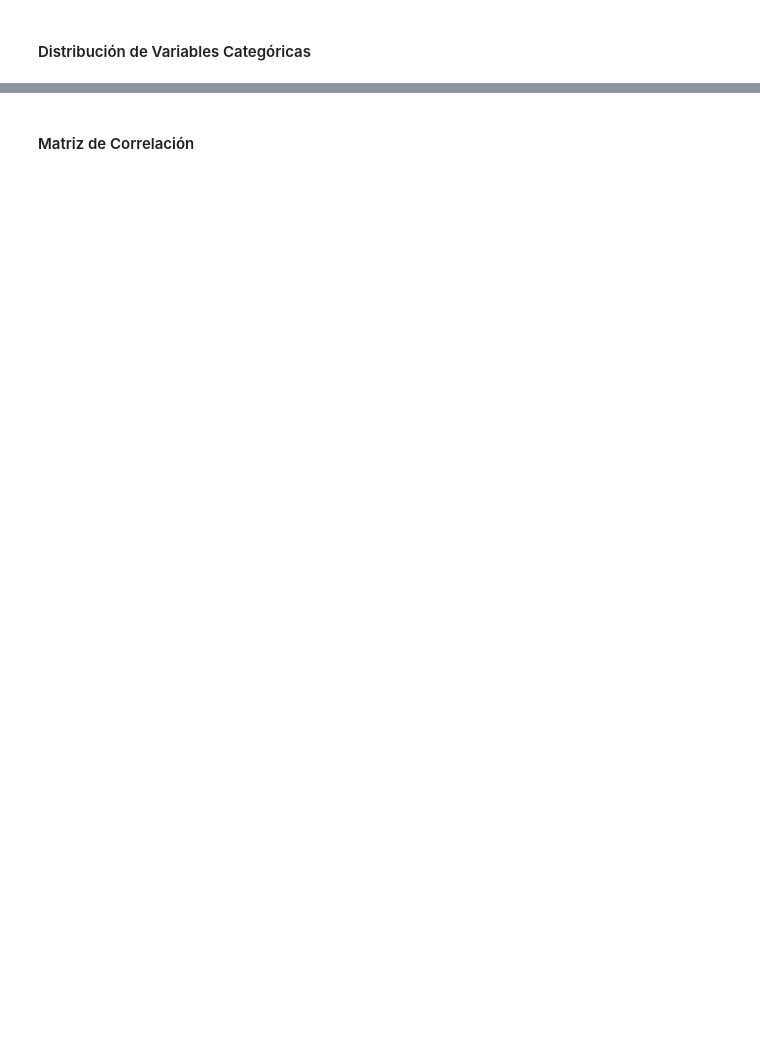
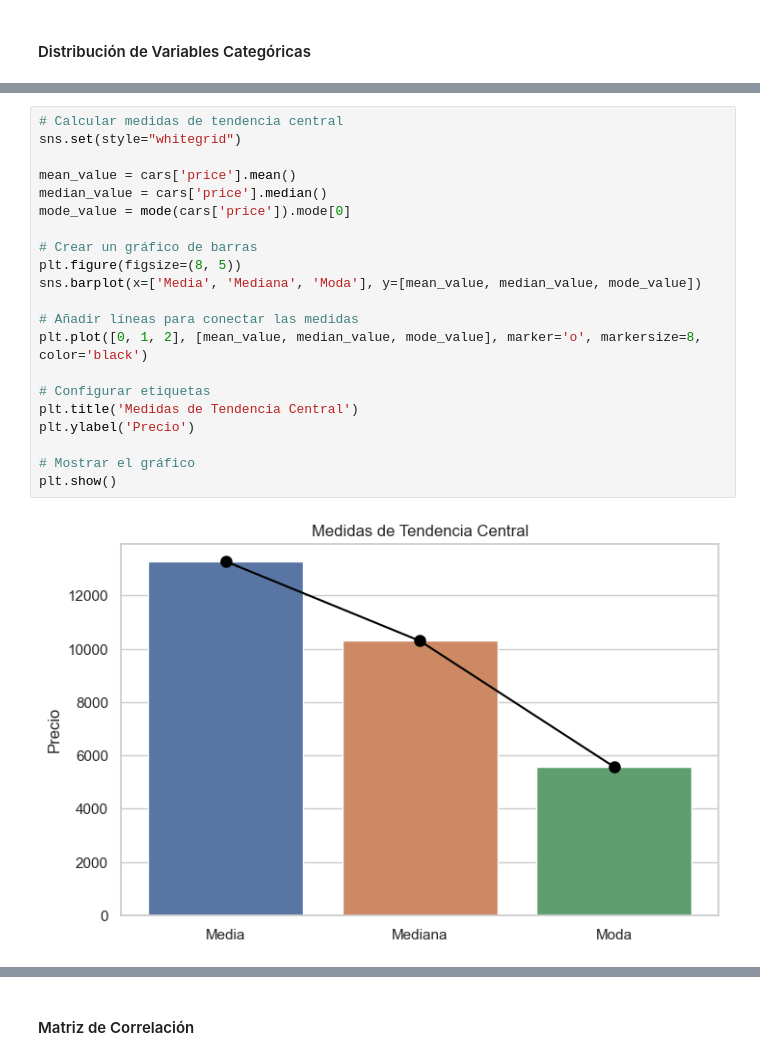
Before and after one commit to JohannaRangel/DS-M6-ML_Automotive_MarketAnalysis, a Jupyter notebook: notebooks/analisis-exploratorio.ipynb, the cells around one changed output, grey strips where cells are left out. Drawn from its saved outputs; the diff is of its cells as text; blank space fills up the shorter version.

```diff
--- a/notebooks/analisis-exploratorio.ipynb
+++ b/notebooks/analisis-exploratorio.ipynb
@@ -129,0 +147,23 @@ plt.show()
+# %%
+# Calcular medidas de tendencia central
+sns.set(style="whitegrid")
+
+mean_value = cars['price'].mean()
+median_value = cars['price'].median()
+mode_value = mode(cars['price']).mode[0]
+
+# Crear un gráfico de barras
+plt.figure(figsize=(8, 5))
+sns.barplot(x=['Media', 'Mediana', 'Moda'], y=[mean_value, median_value, mode_value])
+
+# Añadir líneas para conectar las medidas
+plt.plot([0, 1, 2], [mean_value, median_value, mode_value], marker='o', markersize=8, color='black')
+
+# Configurar etiquetas
+plt.title('Medidas de Tendencia Central')
+plt.ylabel('Precio')
+
+# Mostrar el gráfico
+plt.show()
+# %% [output]
+[figure, added]
```
Also changed, not shown: parts of 35 cells of this notebook.
